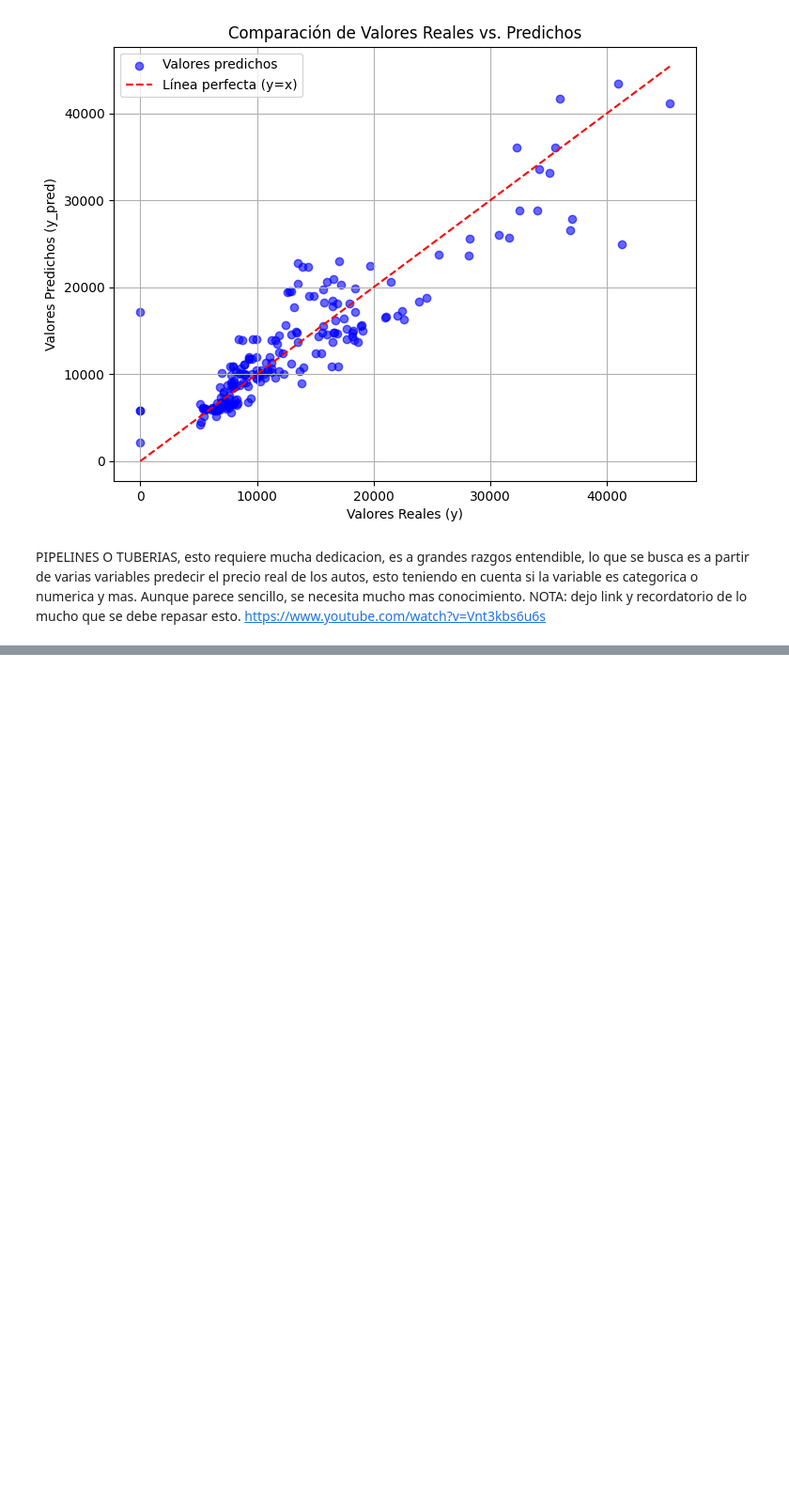
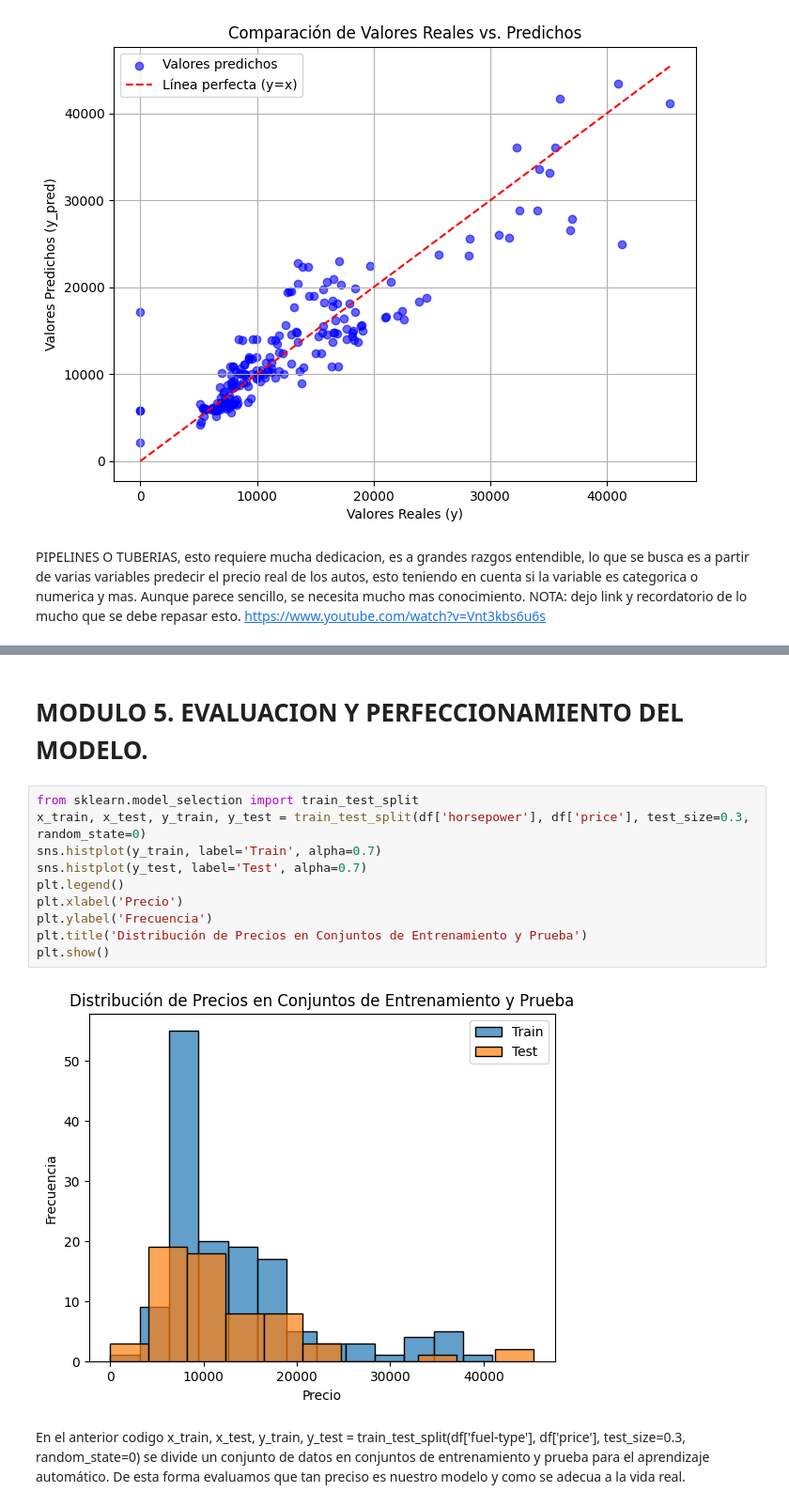
Before and after one commit to HDanny7/CDP, a Jupyter notebook: Senatec/Analisis de Datos/ejemplo.ipynb, the cells around one changed output, grey strips where cells are left out. Shown at 94% size. Cells and saved outputs as stored; diff of their text form; blank space fills up the shorter version.

```diff
--- a/Senatec/Analisis de Datos/ejemplo.ipynb
+++ b/Senatec/Analisis de Datos/ejemplo.ipynb
@@ -682,0 +733,16 @@ PIPELINES O TUBERIAS, esto requiere mucha dedicacion, es a grandes razgos entend
+# %% [markdown]
+# MODULO 5. EVALUACION Y PERFECCIONAMIENTO DEL MODELO.
+# %%
+from sklearn.model_selection import train_test_split
+x_train, x_test, y_train, y_test = train_test_split(df['horsepower'], df['price'], test_size=0.3, random_state=0)
+sns.histplot(y_train, label='Train', alpha=0.7)
+sns.histplot(y_test, label='Test', alpha=0.7)
+plt.legend()
+plt.xlabel('Precio')
+plt.ylabel('Frecuencia')
+plt.title('Distribución de Precios en Conjuntos de Entrenamiento y Prueba')
+plt.show()
+# %% [output]
+[figure, added]
+# %% [markdown]
+En el anterior codigo x_train, x_test, y_train, y_test = train_test_split(df['fuel-type'], df['price'], test_size=0.3, random_state=0) se divide un conjunto de datos en conjuntos de entrenamiento y prueba para el aprendizaje automático. De esta forma evaluamos que tan preciso es nuestro modelo y como se adecua a la vida real.
```
Also changed, not shown: parts of 18 cells of this notebook, 1 other file.
